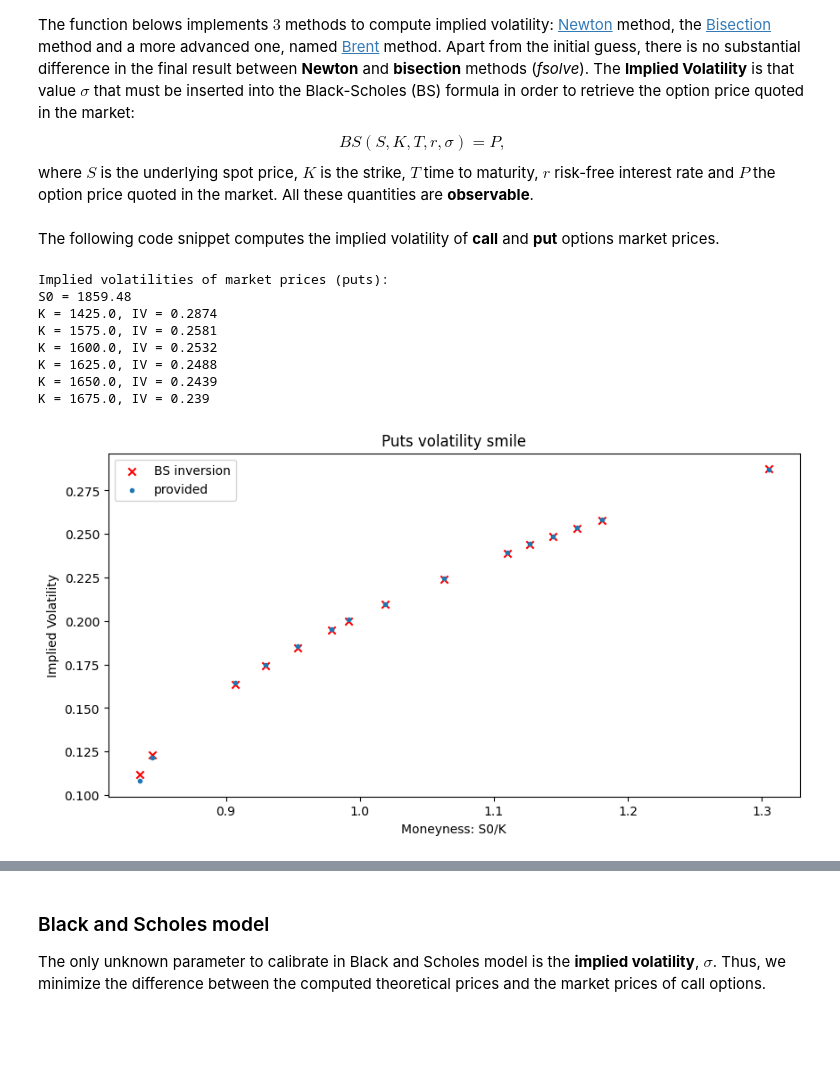
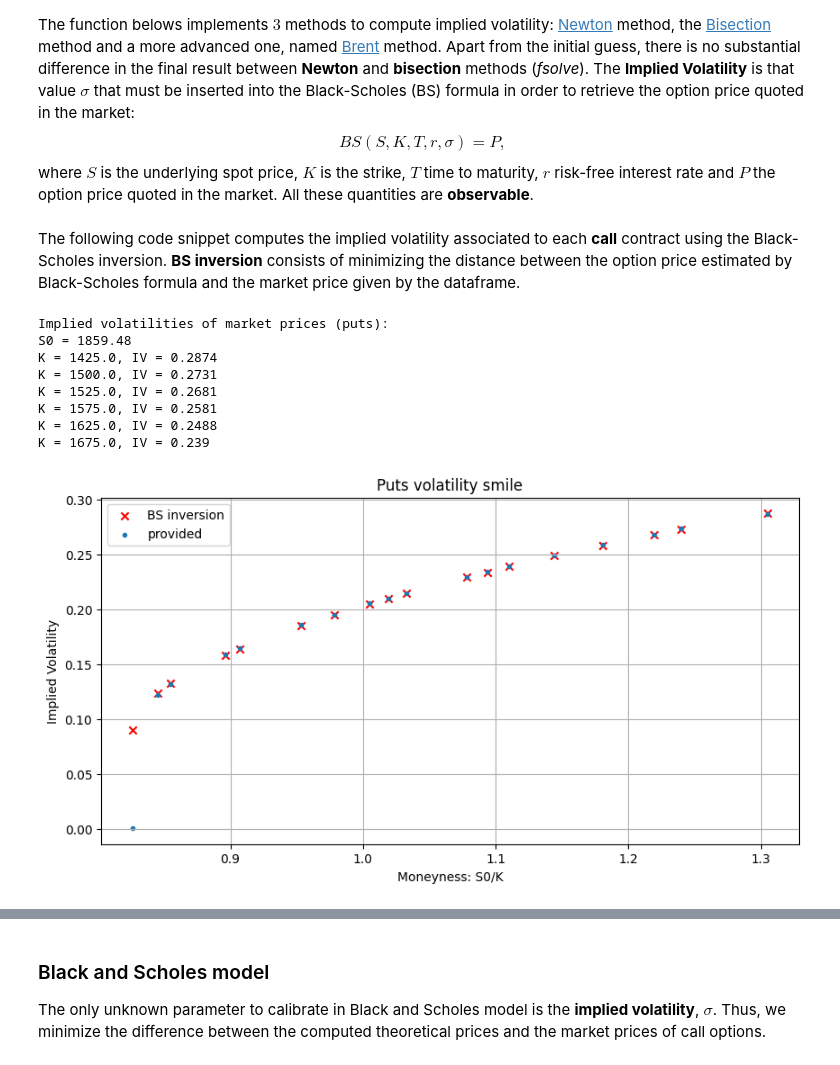
Before and after one commit to ornella-el/Margin-Loans-Pricing, a Jupyter notebook: calibration/SPX/1_Puts_calibration.ipynb, the cells around one changed output, grey strips where cells are left out. Saved outputs shown, nothing was run; the diff lists cells and outputs as text; code cells hidden in the pictures; blank space fills up the shorter version.

```diff
--- a/calibration/SPX/1_Puts_calibration.ipynb
+++ b/calibration/SPX/1_Puts_calibration.ipynb
@@ -53,5 +52,5 @@ The dataframes **df_calls** and **df_put** contain both 83 options sorted by str
 # %%
-puts = df_put.sample(frac=0.4, replace=False).sort_index().reset_index(drop=True)
+puts = df_put.sample(frac=0.5, replace=False).sort_index().reset_index(drop=True)
 
 puts['P_Midpoint'] = abs(puts['P_BID'] + puts['P_ASK']) / 2
 puts['P_Spread'] = puts['P_BID'] - puts['P_ASK']
@@ -135,38 +131,38 @@ def implied_volatility(price, S, strike, t, rate, q, type_o, method='fsolve', di
 
     if disp:
         return -1
-# %% [markdown]
-The following code snippet computes the implied volatility of **call** and **put** options market prices.
+# %% [markdown]
+The following code snippet computes the implied volatility associated to each **call** contract using the Black-Scholes inversion. **BS inversion** consists of minimizing the distance between the option price estimated by Black-Scholes formula and the market price given by the dataframe.
 # %%
 IV_market_p = []
 for i in range(len(put_prices)):
     IV_market_p.append(implied_volatility(put_prices[i], S=S0, strike=put_strikes[i], t = T, rate=0.025, q = 0.05, type_o='put', method='fsolve'))
 
 print(f'Implied volatilities of market prices (puts):\nS0 = {S0}')
 for a,b in zip(put_strikes.head(6), IV_market_p[:6]):
     print(f'K = {a}, IV = {round(b, 4)}')
 
 # Plot market implied volatilities w.r.t. log moneyness
 x = (S0/put_strikes)
 IV_filtered = [iv for iv in IV_market_p if iv != -1]
 x_filtered = [log_m for iv, log_m in zip(IV_market_p, x) if iv != -1]
 puts_filtered = [p_iv for iv, p_iv in zip(IV_market_p, puts['P_IV']) if iv != -1 ]
 
 fig, ax1 = plt.subplots(figsize=(10,5))
 ax1.scatter(x_filtered, IV_filtered, marker='x', label='BS inversion', color='red')
 ax1.scatter(x_filtered, puts_filtered, marker='.', label='provided')
 ax1.set_xlabel('Moneyness: S0/K'); ax1.set_ylabel('Implied Volatility'); ax1.set_title('Puts volatility smile')
-ax1.legend(); plt.show()
+ax1.legend(); plt.grid(); plt.show()
 # %% [output]
 Implied volatilities of market prices (puts):
 S0 = 1859.48
 K = 1425.0, IV = 0.2874
+K = 1500.0, IV = 0.2731
+K = 1525.0, IV = 0.2681
 K = 1575.0, IV = 0.2581
-K = 1600.0, IV = 0.2532
 K = 1625.0, IV = 0.2488
-K = 1650.0, IV = 0.2439
 K = 1675.0, IV = 0.239
-[figure, old version]
+[figure, new version]
 # %% [markdown]
 ##  Weighted Calibration (call options)
 Let's step now into the calibration of model parameters.
```
Also changed, not shown: parts of 21 cells of this notebook, 1 other file.
